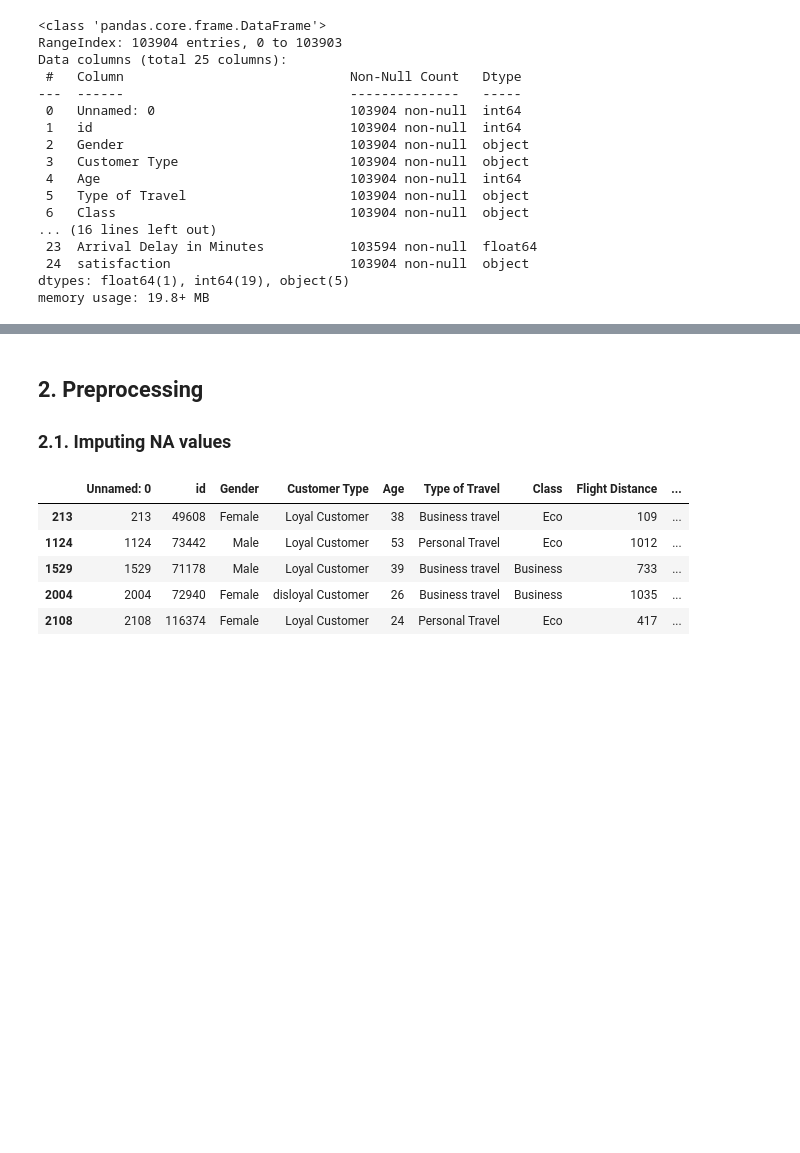
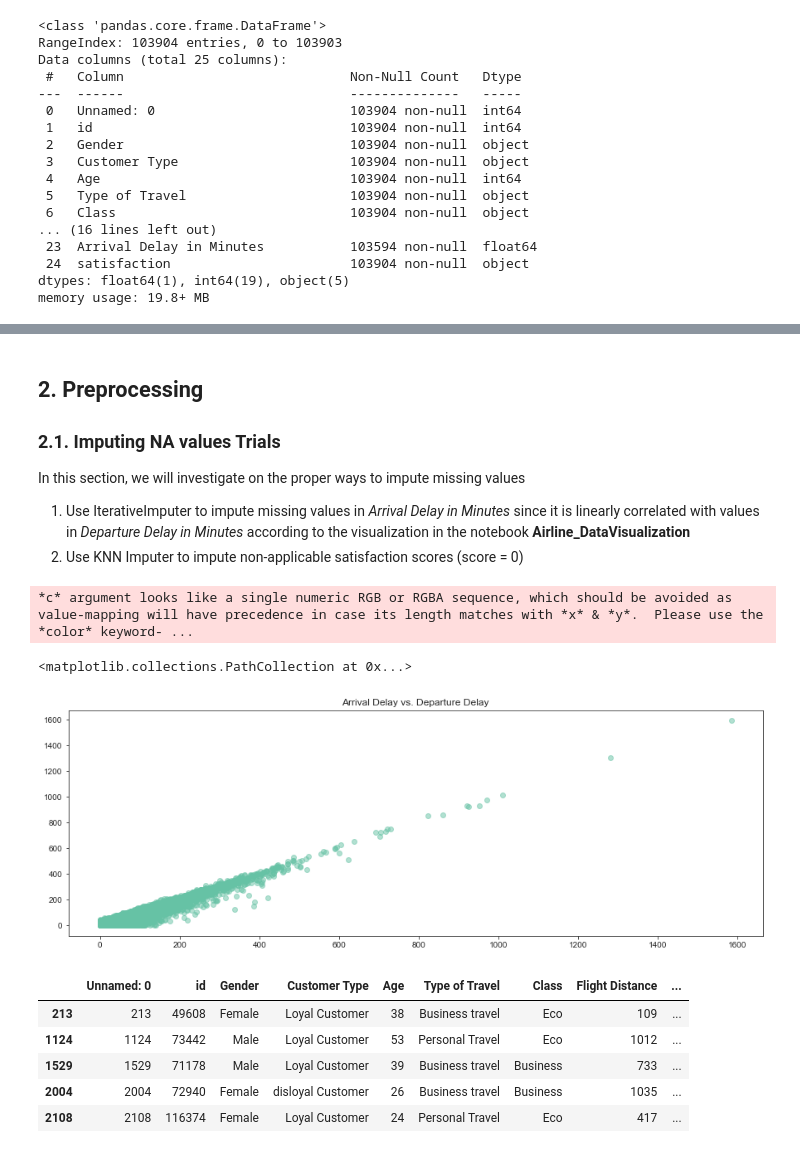
Before and after one commit to McGill-MMA-EnterpriseAnalytics/Flyer_Customer_Satisfaction, a Jupyter notebook: Airline_DataPreprocessing.ipynb, the cells around one changed output, grey strips where cells are left out. Saved outputs shown, nothing was run; the diff lists cells and outputs as text; code cells hidden in the pictures; blank space fills up the shorter version.

```diff
--- a/Airline_DataPreprocessing.ipynb
+++ b/Airline_DataPreprocessing.ipynb
@@ -5,7 +5,10 @@ import numpy as np
 import warnings
 import pandas_profiling
 
+from sklearn.experimental import enable_iterative_imputer
+from sklearn.impute import IterativeImputer
 from sklearn.impute import SimpleImputer
+from sklearn.impute import KNNImputer
 from sklearn.pipeline import Pipeline
 from sklearn import set_config
 from sklearn.pipeline import make_pipeline
@@ -15,7 +18,13 @@ from sklearn.preprocessing import FunctionTransformer
 from sklearn.preprocessing import StandardScaler
 from sklearn.preprocessing import OneHotEncoder
 
+
 from sklearn.ensemble import IsolationForest
+
+import matplotlib.pyplot as plt
+import seaborn as sns
+
+sns.set_style("ticks")
 
 # Show all columns
 pd.set_option('display.max_columns', None)
@@ -90,7 +122,18 @@ target_col = ['satisfaction']
 null_cols = df_train.loc[:, df_train.isna().any()].columns.tolist() #Arrival Delay in Minutes
 # %% [markdown]
 ## 2. Preprocessing
-### 2.1. Imputing NA values
+### 2.1. Imputing NA values Trials
+In this section, we will investigate on the proper ways to impute missing values
+1. Use IterativeImputer to impute missing values in *Arrival Delay in Minutes* since it is linearly correlated with values in *Departure Delay in Minutes* according to the visualization in the notebook **Airline_DataVisualization**
+2. Use KNN Imputer to impute non-applicable satisfaction scores (score = 0)
+# %%
+plt.figure(figsize = (15,5))
+plt.title("Arrival Delay vs. Departure Delay")
+plt.scatter(df_train['Arrival Delay in Minutes'], df_train['Departure Delay in Minutes'], alpha = 0.5, c = sns.color_palette("Set2")[0])
+# %% [output]
+*c* argument looks like a single numeric RGB or RGBA sequence, which should be avoided as value-mapping will have precedence in case its length matches with *x* & *y*.  Please use the *color* keyword- ...
+<matplotlib.collections.PathCollection at 0x...>
+[figure, added]
 # %%
 null_rows_idx = df_train.isnull().any(axis=1)
 df_train.loc[null_rows_idx].head()
```
Also changed, not shown: parts of 22 cells of this notebook, 6 other files.
